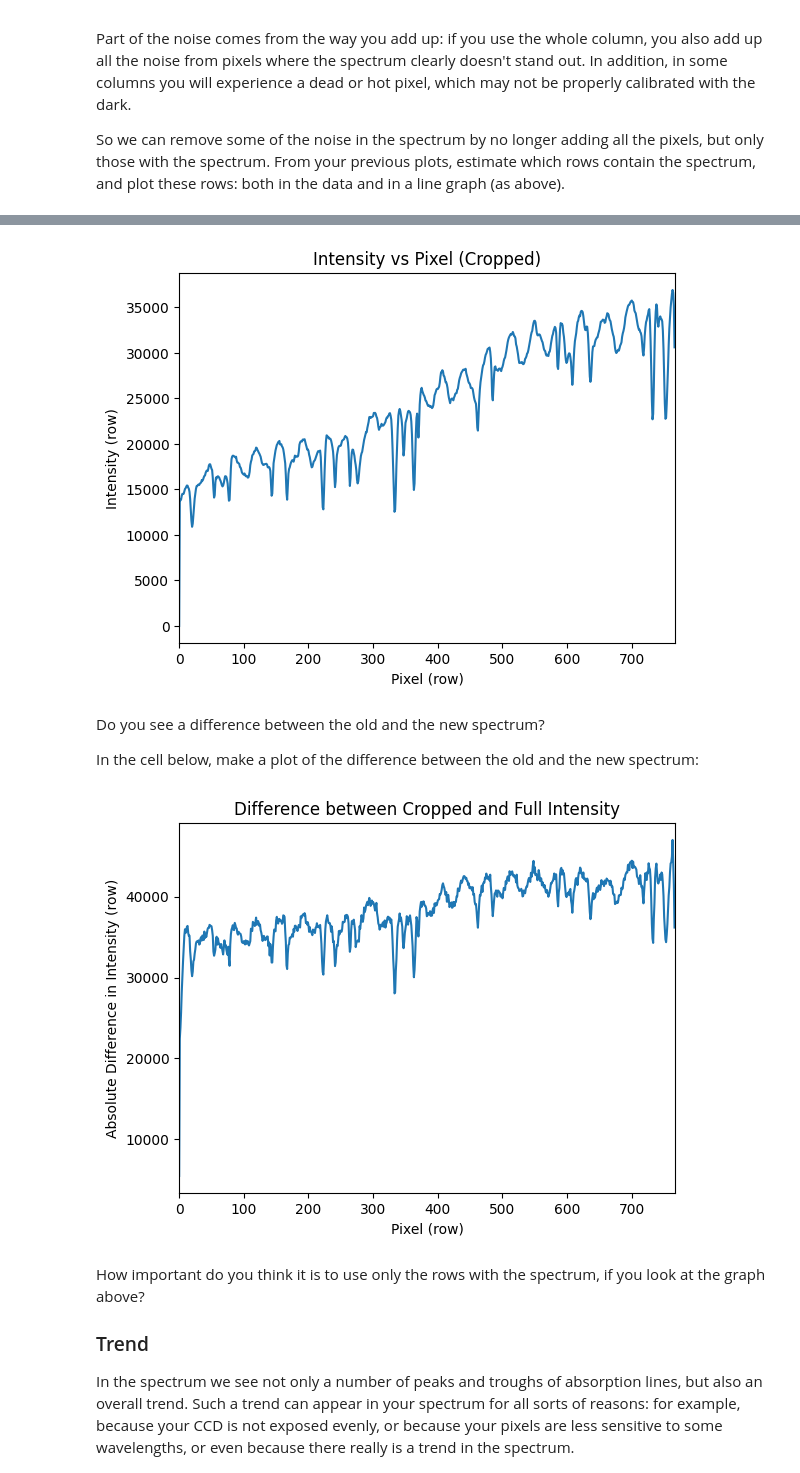
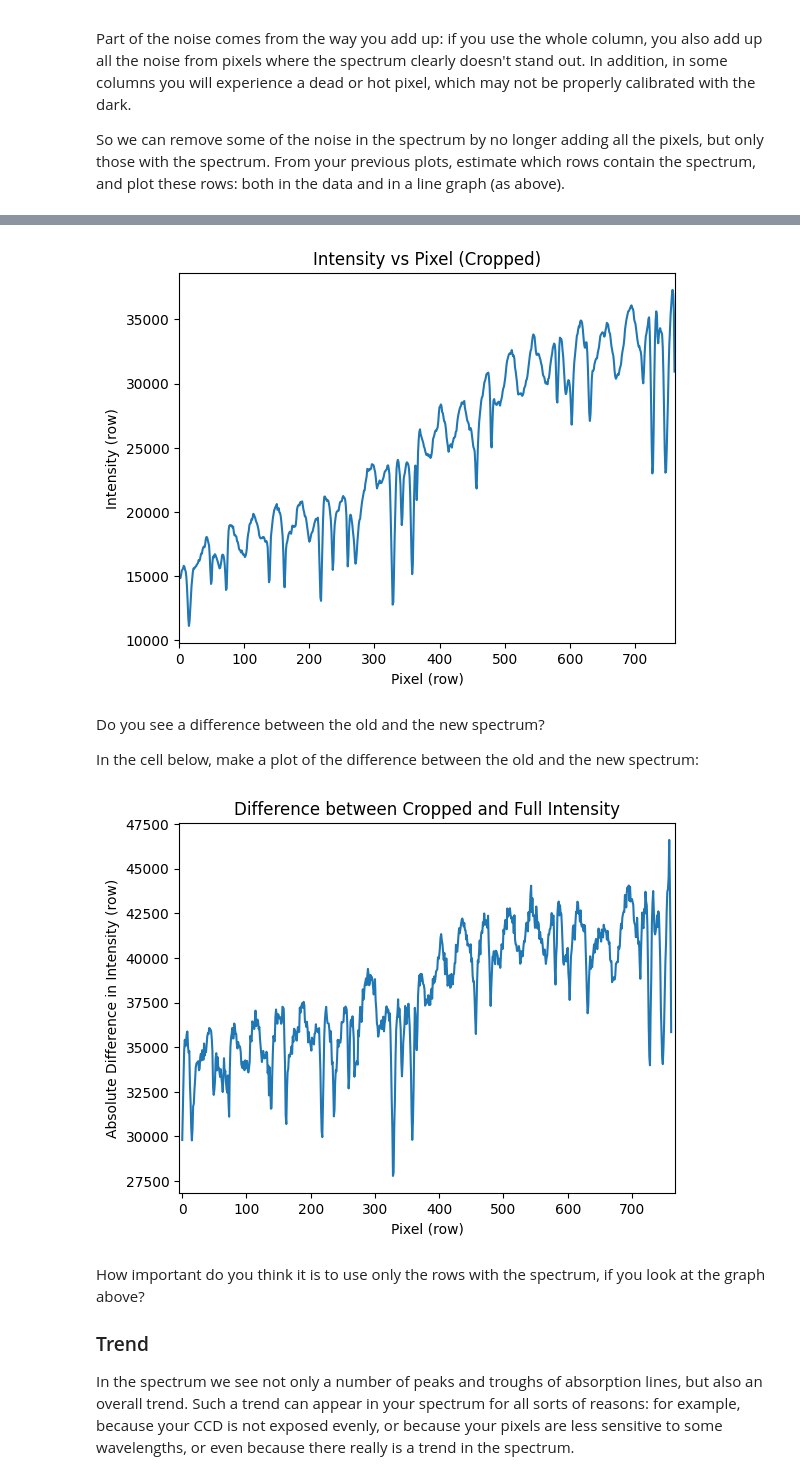
Before and after one commit to TheCaspeer/Universiteit-Leiden, a Jupyter notebook: year1_semester2/Praktische_Sterrenkunde/Opdracht6/TheSun.ipynb, the cells around one changed output, grey strips where cells are left out. Cells and saved outputs as stored; diff of their text form; code cells hidden in the pictures.

```diff
--- a/year1_semester2/Praktische_Sterrenkunde/Opdracht6/TheSun.ipynb
+++ b/year1_semester2/Praktische_Sterrenkunde/Opdracht6/TheSun.ipynb
@@ -103,13 +103,13 @@ angle = -1.26 # What angle do you use?
 
 data_rot = rotate(data_flipped, angle)
 
-bounds = (300,400)
+bounds = (330,370)
 
 data_zoom = data_rot[bounds[0]:bounds[1]] # rows 300-400 only
 
 plt.figure(figsize=(15,3)) # big figure so that we can see it more clearly
-middle = 350
-thickness = 4
+middle = 349
+thickness = 2
 plt.axhline(middle, color="red") # this is the line we want to be horizontal
 plt.axhline(middle+thickness, color="lime", linestyle="--") # guiding line for the spectrum
 plt.axhline(middle-thickness, color="lime", linestyle="--") # guiding line for the spectrum
@@ -138,7 +138,7 @@ cwd = os.getcwd()
 path = rf"{cwd}/Data/"
 
 
-def get_data(filename, angle=-1.26, bounds=(5, -7, 3, -8)):
+def get_data(filename, angle=-1.26, bounds=(8, -8, 8, -8)):
     # Read raw data
     data = fits.getdata(f"{path}{filename}")
     data = np.array(data).astype("int16")
@@ -195,8 +195,8 @@ Part of the noise comes from the way you add up: if you use the whole column, yo
 
 So we can remove some of the noise in the spectrum by no longer adding all the pixels, but only those with the spectrum. From your previous plots, estimate which rows contain the spectrum, and plot these rows: both in the data and in a line graph (as above).
 # %%
-middle = 350
-thickness = 4
+middle = 349
+thickness = 6
 cropped_data = files[:, middle-thickness:middle+thickness, :]
 cropped_sum = np.sum(cropped_data, axis=1)
 
@@ -219,7 +219,7 @@ plt.title("Intensity vs Pixel (Cropped)")
 plt.gca().set_xlim(0, cropped_sum[0].shape[0])  # Set x-axis limits to the number of pixels
 plt.show()
 # %% [output]
-[figure, old version]
+[figure, new version]
 # %% [markdown]
 Do you see a difference between the old and the new spectrum?
 
@@ -227,13 +227,14 @@ In the cell below, make a plot of the difference between the old and the new spe
 # %%
 Difference = np.abs(cropped_sum[0] - files_summed[0])
 plt.plot(Difference, label="Difference")
 plt.xlabel("Pixel (row)")
 plt.ylabel("Absolute Difference in Intensity (row)")
 plt.title("Difference between Cropped and Full Intensity")
 plt.gca().set_xlim(0, cropped_sum[0].shape[0])  # Set x-axis limits to the number of pixels
+plt.gca().set_xlim(-5, cropped_sum[0].shape[0]+5)  # Set x-axis limits with some padding
 plt.show()
 # %% [output]
-[figure, old version]
+[figure, new version]
 # %% [markdown]
 How important do you think it is to use only the rows with the spectrum, if you look at the graph above?
 
```
Also changed, not shown: parts of 20 cells of this notebook.
